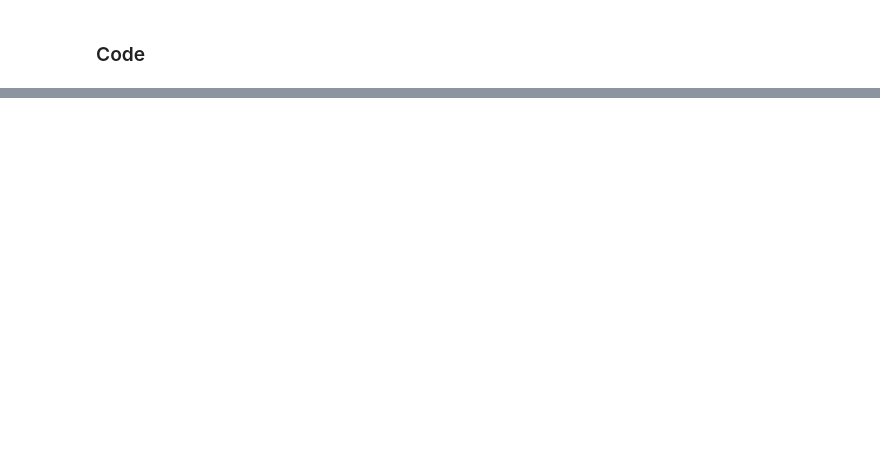
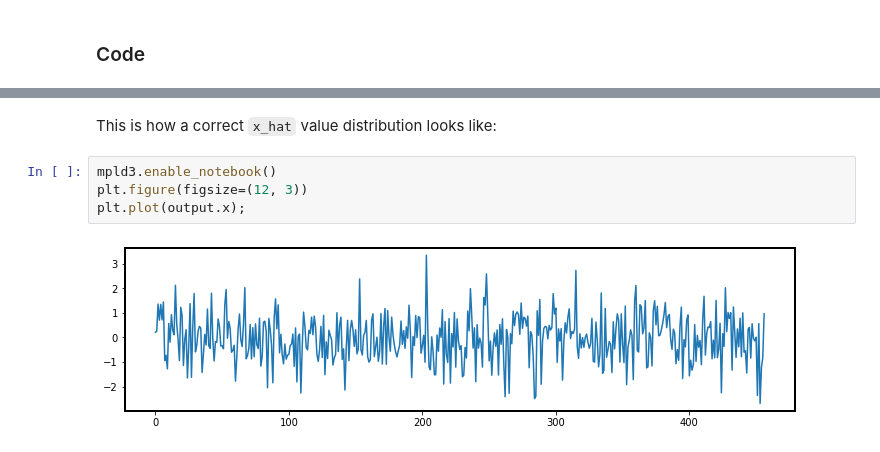
Before and after one commit to jaycode/aapra, a Jupyter notebook: part_1/pulse_rate_starter.ipynb, the cells around one changed output, grey strips where cells are left out. Drawn from its saved outputs; the diff is of its cells as text; blank space fills up the shorter version.

```diff
--- a/part_1/pulse_rate_starter.ipynb
+++ b/part_1/pulse_rate_starter.ipynb
@@ -522,0 +499,8 @@ You will now go to **Test Your Algorithm** (back in the Project Classroom) to ap
+# %% [markdown]
+This is how a correct `x_hat` value distribution looks like:
+# %%
+mpld3.enable_notebook()
+plt.figure(figsize=(12, 3))
+plt.plot(output.x);
+# %% [output]
+[figure, added]
```
Also changed, not shown: parts of 23 cells of this notebook, 7 other files.
